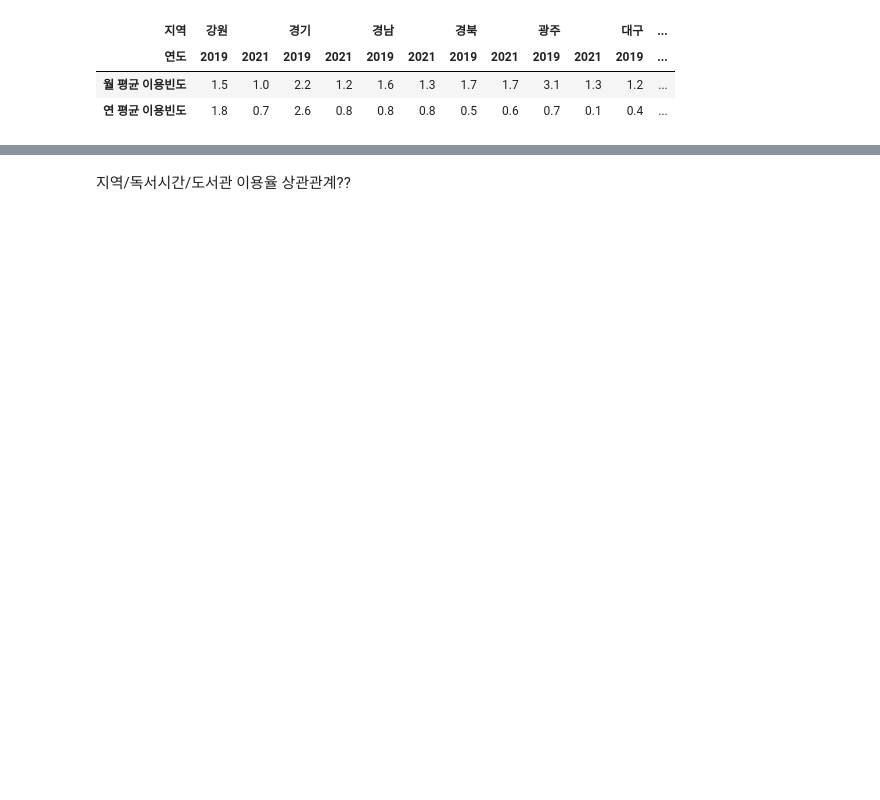
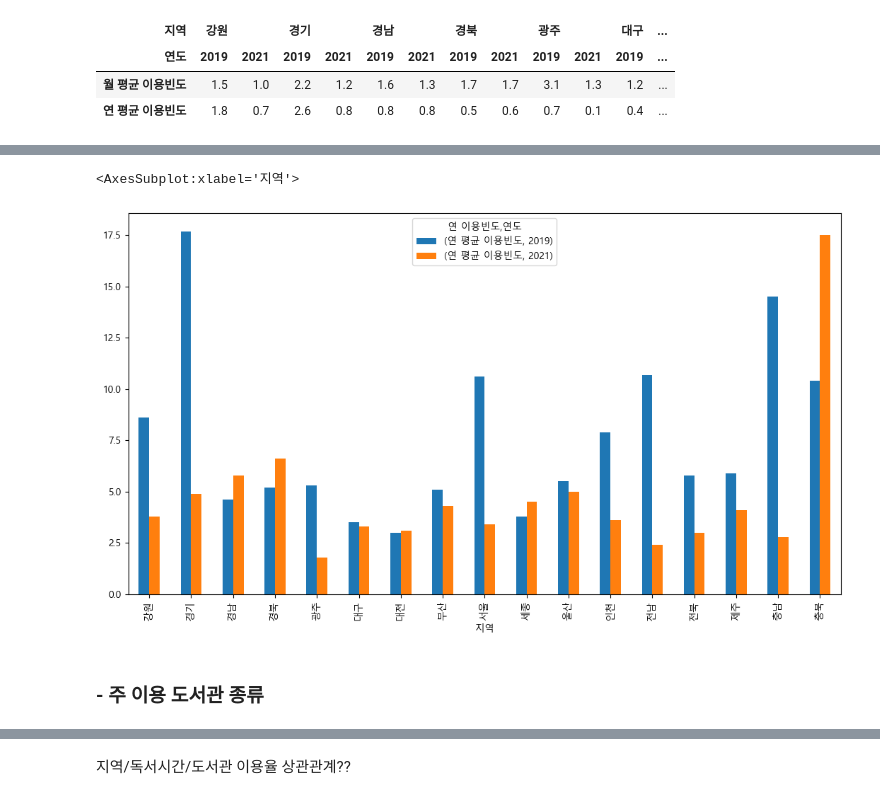
Before and after one commit to Yerial1125/semi_project, a Jupyter notebook: E조_세미프로젝트.ipynb, the cells around one changed output, grey strips where cells are left out. Saved outputs shown, nothing was run; the diff lists cells and outputs as text; code cells hidden in the pictures; blank space fills up the shorter version.

```diff
--- a/E조_세미프로젝트.ipynb
+++ b/E조_세미프로젝트.ipynb
@@ -961,0 +798,16 @@ area_stu.iloc[:,1].value_counts()*2 + area_stu.iloc[:,2].value_counts()
+# %%
+# 연 평균 이용빈도 추출
+area_freq_y_plot = area_freq_total.iloc[1]
+# %%
+# 행인덱스 레벨 해제
+area_freq_y_plot = pd.DataFrame(area_freq_y_plot).unstack()
+
+area_freq_y_plot.columns.names = ['연 이용빈도','연도']
+# %%
+# 지역별 연 평균 이용빈도 그래프  : plot.bar()
+area_freq_y_plot.plot.bar(figsize=(13,7))
+# %% [output]
+<AxesSubplot:xlabel='지역'>
+[figure, added]
+# %% [markdown]
+### - 주 이용 도서관 종류
```
Also changed, not shown: parts of 102 cells of this notebook.
